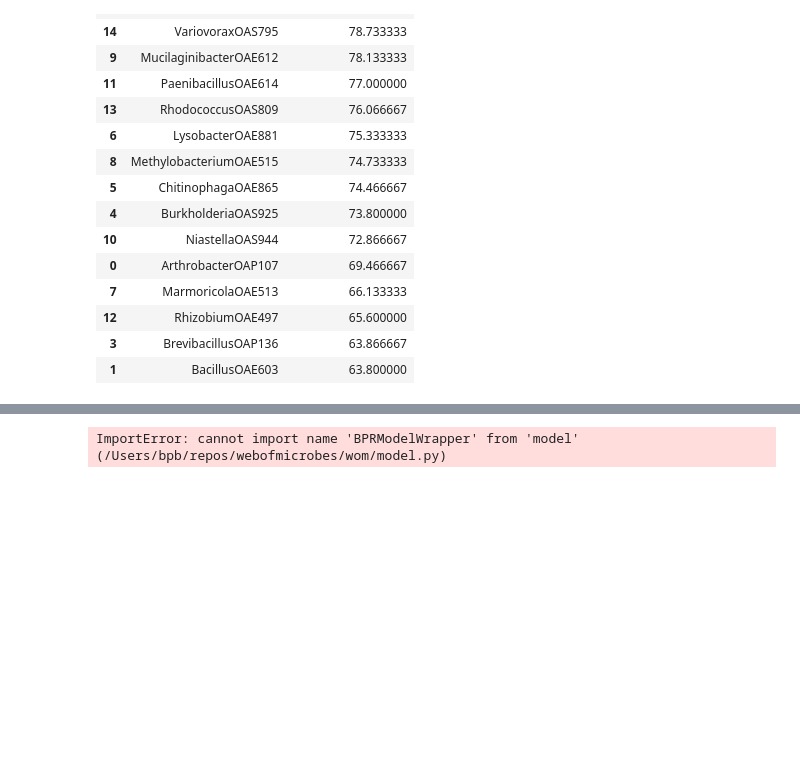
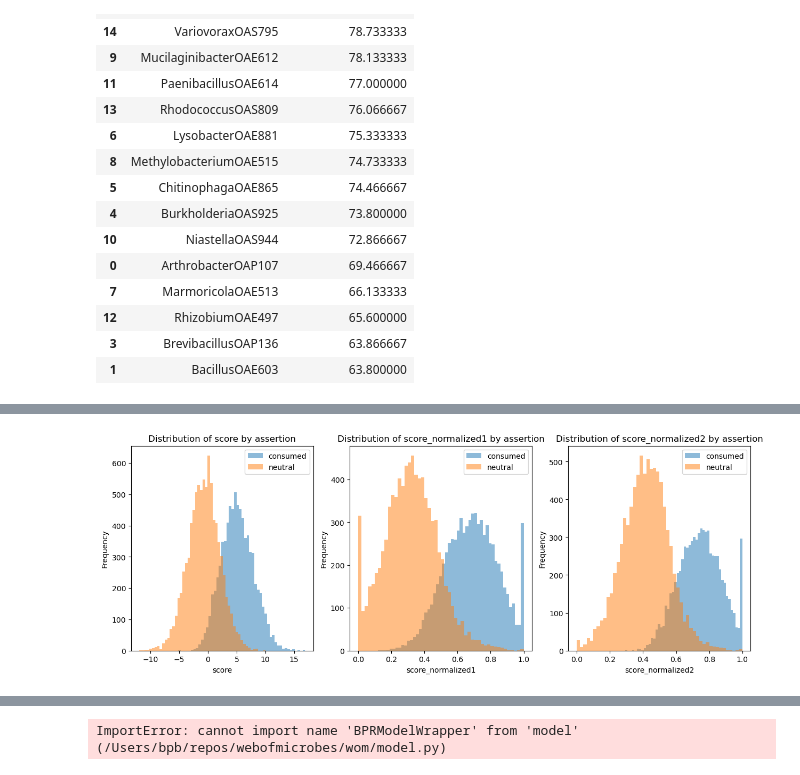
Before and after one commit to northenlab/webofmicrobes, a Jupyter notebook: wom/extrapolate_model.ipynb, the cells around one changed output, grey strips where cells are left out. Saved outputs shown, nothing was run; the diff lists cells and outputs as text; code cells hidden in the pictures; blank space fills up the shorter version.

```diff
--- a/wom/extrapolate_model.ipynb
+++ b/wom/extrapolate_model.ipynb
@@ -202,0 +323,92 @@ out.sort_values("mean_top_10_score", ascending=False)
+# %%
+filename = './cache/exometabolite.parquet'
+cols = ['organism_id','representative_compound','assertion']
+df = pd.read_parquet(filename, columns=cols)
+good_assertions = ['consumed','neutral']
+df = df[df['assertion'].isin(good_assertions)].copy()
+from model import load_model, BPRModel
+model_path = Path('./cache/bpr_consumed')  # or wherever your model files live
+wrapper = load_model(model_path, model_class=BPRModel)
+# get score for each assertion and compare to assertion value
+# Filter to rows where both org and compound are in the model
+mask = (
+    df['organism_id'].isin(wrapper.microbe_to_idx) &
+    df['representative_compound'].isin(wrapper.metabolite_to_idx)
+)
+valid = df[mask].copy()
+
+m_indices = valid['organism_id'].map(wrapper.microbe_to_idx).values
+c_indices = valid['representative_compound'].map(wrapper.metabolite_to_idx).values
+
+# Vectorized dot product per row
+m_emb = wrapper.model.microbe_embeddings[m_indices]  # (n, dim)
+c_emb = wrapper.model.metabolite_embeddings[c_indices]  # (n, dim)
+valid_scores = (m_emb * c_emb).sum(axis=1)
+
+df['score'] = None
+df.loc[mask, 'score'] = valid_scores
+
+# Compute global min/max per isolate across ALL metabolites
+isolate_stats = {}
+for org, m_idx in wrapper.microbe_to_idx.items():
+    all_scores = wrapper.model.microbe_embeddings[m_idx] @ wrapper.model.metabolite_embeddings.T
+    isolate_stats[org] = (all_scores.min(), all_scores.max())
+# After computing df['score'] with the vectorized approach:
+
+df['score_normalized1'] = df.groupby('organism_id')['score'].transform(
+    lambda x: (x - x.min()) / (x.max() - x.min()) if x.max() != x.min() else 0.0
+)
+df['score_normalized2'] = df.apply(
+    lambda row: (
+        (row['score'] - isolate_stats[row['organism_id']][0]) /
+        (isolate_stats[row['organism_id']][1] - isolate_stats[row['organism_id']][0])
+        if row['score'] is not None and row['organism_id'] in isolate_stats
+        and isolate_stats[row['organism_id']][1] != isolate_stats[row['organism_id']][0]
+        else None
+    ),
+    axis=1
+)
+
+fig,ax = plt.subplots(1,3, figsize=(15,5))
+ax = ax.flatten()
+counter = 0
+for col in ['score','score_normalized1','score_normalized2']:
+    for assertion_value, group in df.groupby('assertion'):
+        ax[counter].hist(group[col].dropna(), bins=50, alpha=0.5, label=str(assertion_value))
+    ax[counter].legend()
+    ax[counter].set_xlabel(col)
+    ax[counter].set_ylabel('Frequency')
+    ax[counter].set_title(f'Distribution of {col} by assertion')
+    counter += 1
+plt.show()
+
+from sklearn.metrics import roc_auc_score
+
+auc_per_isolate = []
+for org, group in df.dropna(subset=['score']).groupby('organism_id'):
+    labels = (group['assertion'] == 'consumed').astype(int)
+    if labels.nunique() < 2:
+        continue
+    auc = roc_auc_score(labels, group['score'])
+    auc_per_isolate.append({'organism_id': org, 'auc': auc, 'n': len(group)})
+
+auc_df = pd.DataFrame(auc_per_isolate)
+
+fig, axes = plt.subplots(1, 2, figsize=(8, 3))
+axes[0].hist(auc_df['auc'], bins=30, edgecolor='black')
+axes[0].axvline(0.5, color='red', linestyle='--', label='random')
+axes[0].set_xlabel('AUC per isolate')
+axes[0].set_ylabel('Count')
+axes[0].legend()
+
+axes[1].scatter(auc_df['n'], auc_df['auc'], alpha=0.5, s=10)
+axes[1].axhline(0.5, color='red', linestyle='--')
+axes[1].set_xlabel('Number of observations')
+axes[1].set_ylabel('AUC')
+plt.tight_layout()
+plt.show()
+
+print(f"Median AUC: {auc_df['auc'].median():.3f}")
+print(f"Isolates above 0.7: {(auc_df['auc'] > 0.7).sum()} / {len(auc_df)}")
+# %% [output]
+[figure, added]
```
Also changed, not shown: parts of 8 cells of this notebook, 2 other files.
